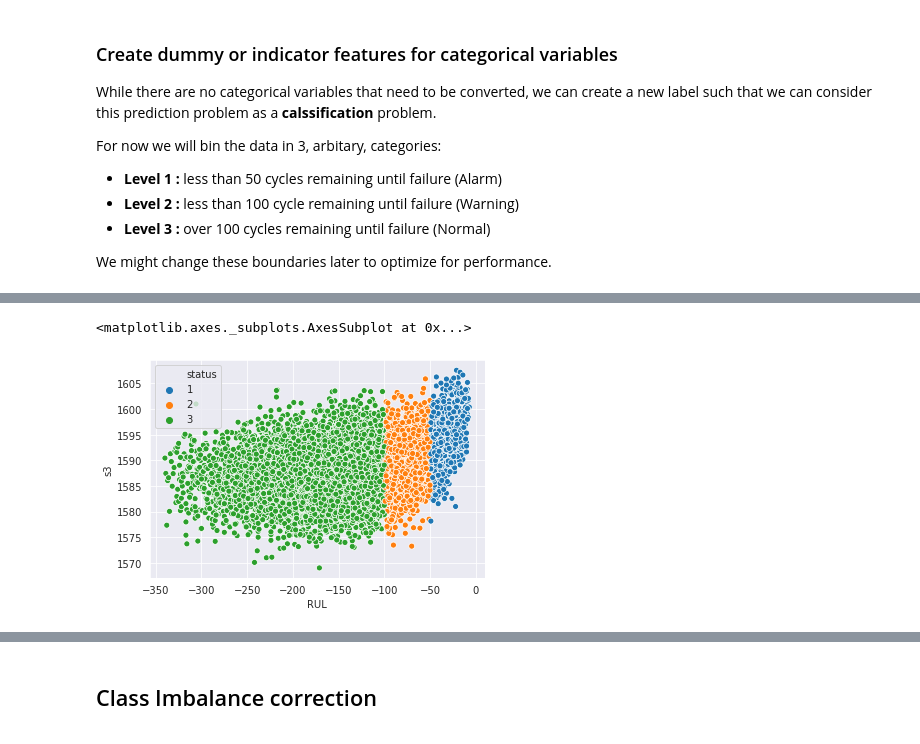
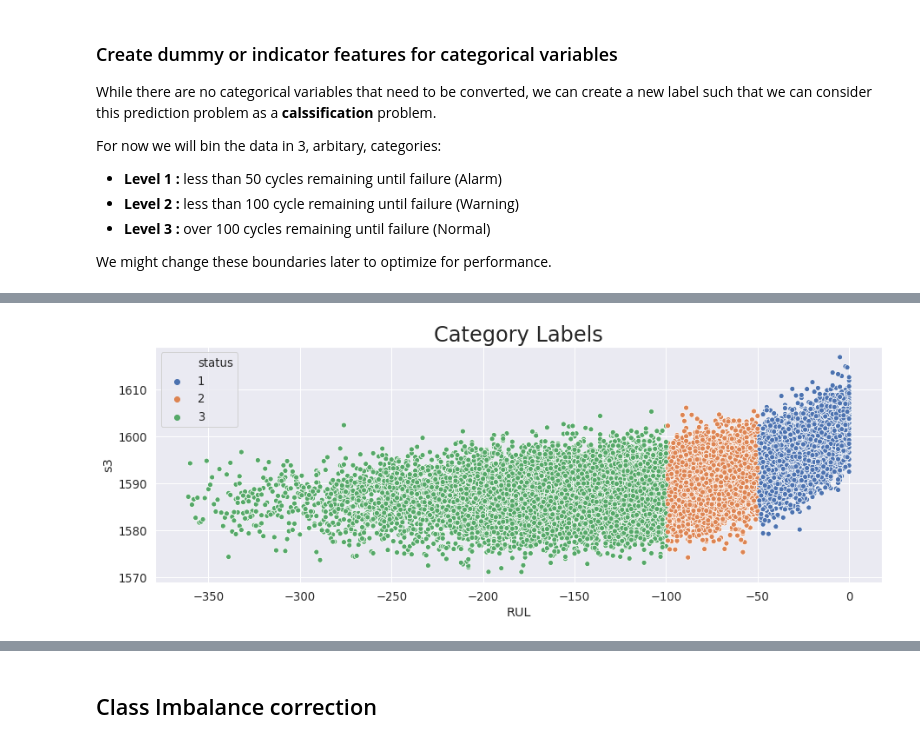
Before and after one commit to andrea-fantini/Predictive_Maintenance_Fanjet, a Jupyter notebook: notebooks/4 - Data Pre-processing.ipynb, the cells around one changed output, grey strips where cells are left out. Drawn from its saved outputs; the diff is of its cells as text; code cells hidden in the pictures.

```diff
--- a/notebooks/4 - Data Pre-processing.ipynb
+++ b/notebooks/4 - Data Pre-processing.ipynb
@@ -79,5 +75,12 @@ sns.scatterplot('RUL','s3',data = train_df, hue='status')
-# %%
-sns.scatterplot('RUL','s3',data = test_df, hue='status')
-# %% [output]
-<matplotlib.axes._subplots.AxesSubplot at 0x...>
-[figure, removed]
+# %%
+fig = plt.figure(figsize=(15,5))
+sns.set(font_scale=1.2)
+ax = sns.scatterplot('RUL','s3',data = train_df, hue='status')
+sns.set(font_scale=1.4)
+ax.set_ylabel('s3')
+ax.set_xlabel('RUL')
+sns.set(font_scale=2)
+ax.set_title('Category Labels')
+plt.savefig("../figures/Category_Labels_train.png")
+# %% [output]
+[figure, added]
```
Also changed, not shown: parts of 9 cells of this notebook, 26 other files.
